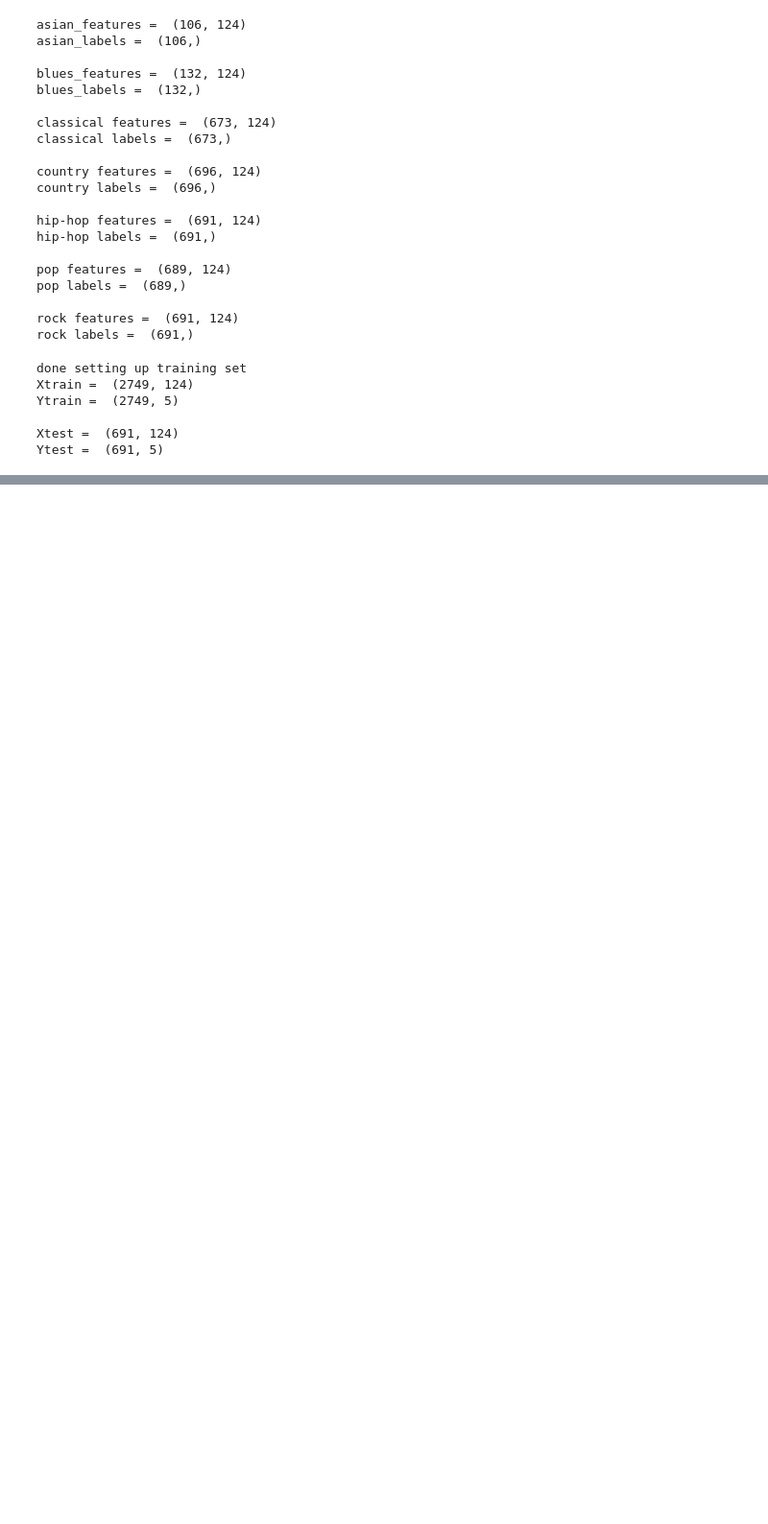
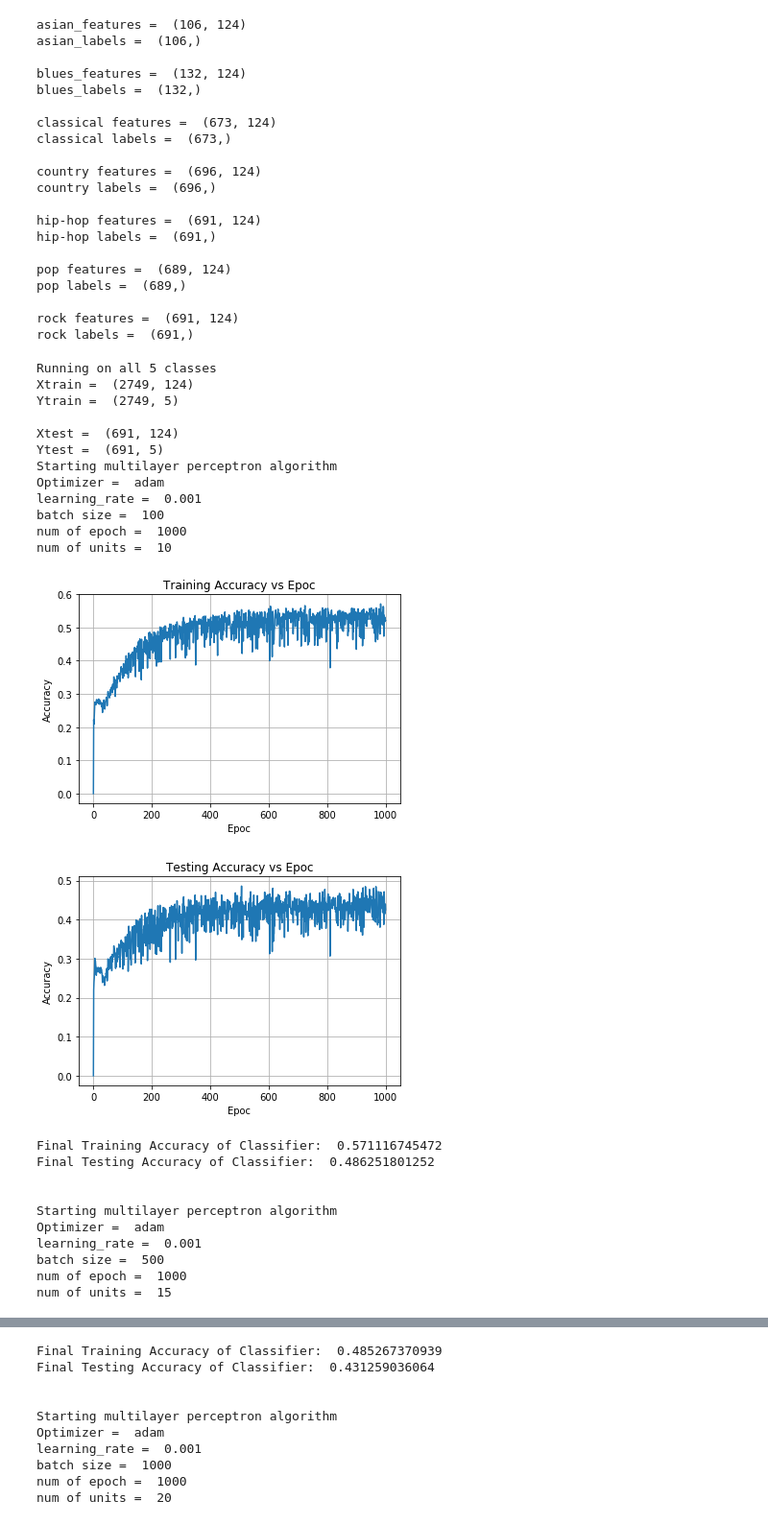
Before and after one commit to rpatel26/Cogs181_FinalProject, a Jupyter notebook: multilayer_perceptron_model.ipynb, the cells around one changed output, grey strips where cells are left out. Shown at 96% size. Cells and saved outputs as stored; diff of their text form; code cells hidden in the pictures; blank space fills up the shorter version.

```diff
--- a/multilayer_perceptron_model.ipynb
+++ b/multilayer_perceptron_model.ipynb
@@ -257,33 +257,55 @@ Ytrain = np.concatenate( ( Ytrain[:], hipHop_labels[0:hipHop_train] ), axis = 0
 Ytrain = np.concatenate( ( Ytrain[:], pop_labels[0:pop_train] ), axis = 0 )
 Ytrain = np.concatenate( ( Ytrain[:], rock_labels[0:rock_train] ), axis = 0 )
 
 # extracting testing set
 Xtest = np.concatenate( ( classical_features[classical_train:,:], country_features[country_train:,:] ), axis = 0 )
 Xtest = np.concatenate( ( Xtest, hipHop_features[hipHop_train:,:] ), axis = 0 )
 Xtest = np.concatenate( ( Xtest, pop_features[pop_train:,:] ), axis = 0 )
 Xtest = np.concatenate( ( Xtest, rock_features[rock_train:,:] ), axis = 0 )
 
 Ytest = np.concatenate( ( classical_labels[classical_train:], country_labels[country_train:] ), axis = 0 )
 Ytest = np.concatenate( ( Ytest, hipHop_labels[hipHop_train:] ), axis = 0 )
 Ytest = np.concatenate( ( Ytest, pop_labels[pop_train:] ), axis = 0 )
 Ytest = np.concatenate( ( Ytest, rock_labels[rock_train:] ), axis = 0 )
 
 Ytrain = pd.get_dummies(Ytrain).as_matrix()
 Ytest = pd.get_dummies(Ytest).as_matrix()
 
 n_classes = 5
 
-print "done setting up training set"
+print "Running on all 5 classes"
 print "Xtrain = ", Xtrain.shape
 print "Ytrain = ", Ytrain.shape
 print "\nXtest = ", Xtest.shape
 print "Ytest = ", Ytest.shape
 
-#multilayerPerceptron( Xtrain, Ytrain, Xtest, Ytest, n_classes, optm = 'adam', num_epoch = 1000 )
+multilayerPerceptron( Xtrain, Ytrain, Xtest, Ytest, n_classes, optm = 'adam', num_epoch = 1000, num_units = 10, num_batch = 100 )
+print "\n"
+multilayerPerceptron( Xtrain, Ytrain, Xtest, Ytest, n_classes, optm = 'adam', num_epoch = 1000, num_units = 15, num_batch = 500 )
+print "\n"
+multilayerPerceptron( Xtrain, Ytrain, Xtest, Ytest, n_classes, optm = 'adam', num_epoch = 1000, num_units = 20, num_batch = 1000 )
 # %% [output]
-done setting up training set
+Running on all 5 classes
 Xtrain =  (2749, 124)
 Ytrain =  (2749, 5)
 
 Xtest =  (691, 124)
 Ytest =  (691, 5)
+Starting multilayer perceptron algorithm
+Optimizer =  adam
+learning_rate =  0.001
+batch size =  100
+num of epoch =  1000
+num of units =  10
+[figure, added]
+[figure, added]
+Final Training Accuracy of Classifier:  0.571116745472
+Final Testing Accuracy of Classifier:  0.486251801252
+
+
+Starting multilayer perceptron algorithm
+Optimizer =  adam
+learning_rate =  0.001
+batch size =  500
+num of epoch =  1000
+num of units =  15
@@ -289,0 +314,10 @@ Ytest =  (691, 5)
+Final Training Accuracy of Classifier:  0.485267370939
+Final Testing Accuracy of Classifier:  0.431259036064
+
+
+Starting multilayer perceptron algorithm
+Optimizer =  adam
+learning_rate =  0.001
+batch size =  1000
+num of epoch =  1000
+num of units =  20
```
Also changed, not shown: parts of 5 cells of this notebook.
